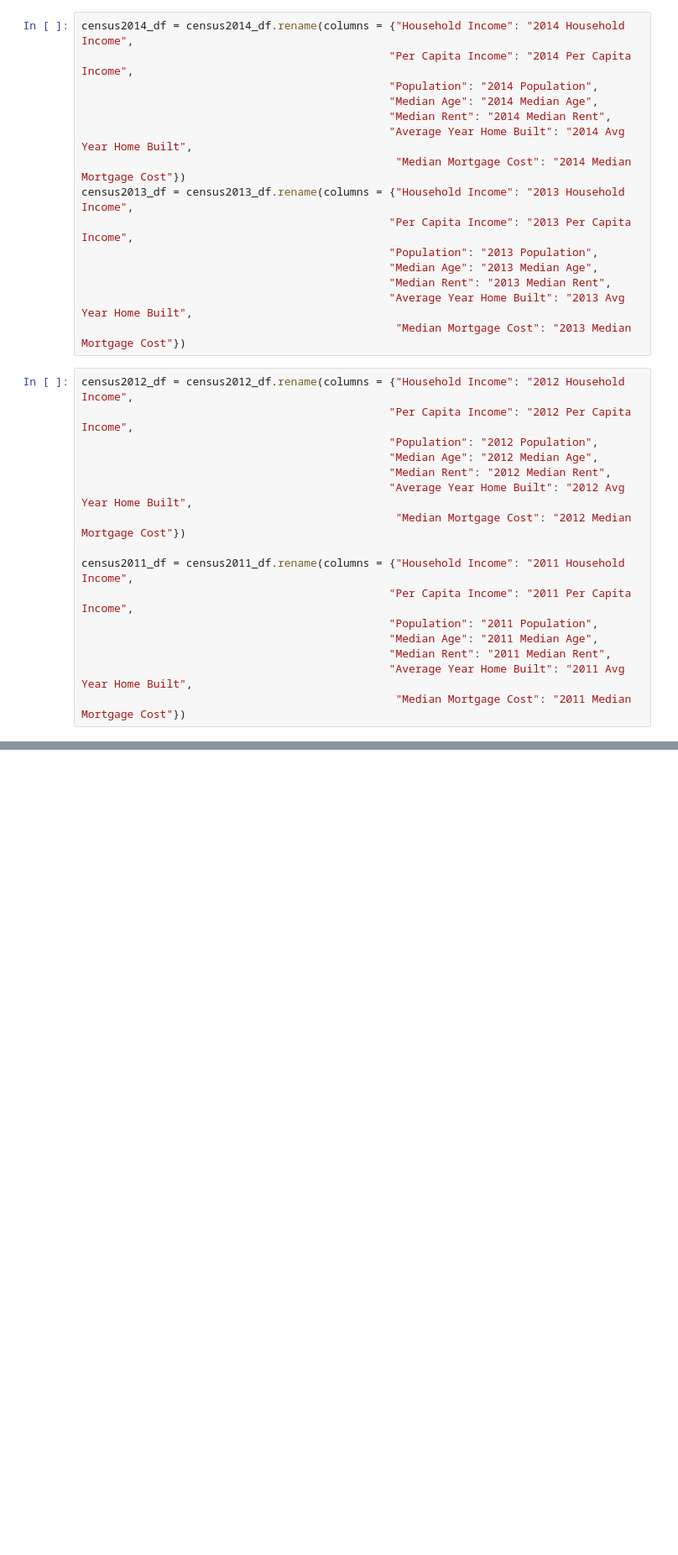
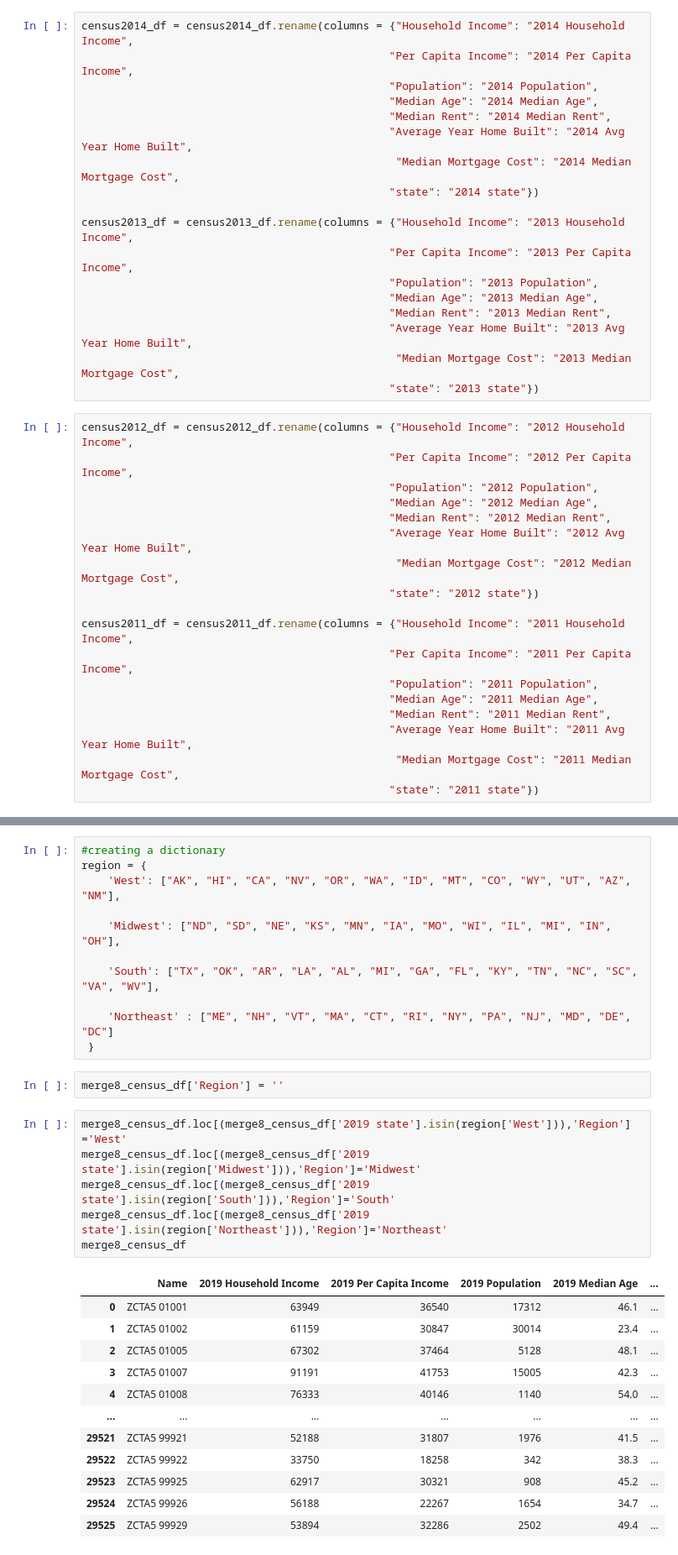
Before and after one commit to 104ambrown/A-Dictionary-of-Data-AnaLists, a Jupyter notebook: merged_census_database.ipynb, the cells around one changed output, grey strips where cells are left out. Shown at 84% size. Drawn from its saved outputs; the diff is of its cells as text; blank space fills up the shorter version.

Commit message:
updated jupyter notebook with regions added including calculated means.

```diff
--- a/merged_census_database.ipynb
+++ b/merged_census_database.ipynb
@@ -89,14 +94,17 @@ census2014_df = census2014_df.rename(columns = {"Household Income": "2014 Househ
                                                "Median Age": "2014 Median Age",
                                                "Median Rent": "2014 Median Rent",
                                                "Average Year Home Built": "2014 Avg Year Home Built",
-                                                "Median Mortgage Cost": "2014 Median Mortgage Cost"})
+                                                "Median Mortgage Cost": "2014 Median Mortgage Cost",
+                                               "state": "2014 state"})
+
 census2013_df = census2013_df.rename(columns = {"Household Income": "2013 Household Income",
                                                "Per Capita Income": "2013 Per Capita Income",
                                                "Population": "2013 Population",
                                                "Median Age": "2013 Median Age",
                                                "Median Rent": "2013 Median Rent",
                                                "Average Year Home Built": "2013 Avg Year Home Built",
-                                                "Median Mortgage Cost": "2013 Median Mortgage Cost"})
+                                                "Median Mortgage Cost": "2013 Median Mortgage Cost",
+                                               "state": "2013 state"})
 # %%
 census2012_df = census2012_df.rename(columns = {"Household Income": "2012 Household Income",
                                                "Per Capita Income": "2012 Per Capita Income",
@@ -104,7 +112,8 @@ census2012_df = census2012_df.rename(columns = {"Household Income": "2012 Househ
                                                "Median Age": "2012 Median Age",
                                                "Median Rent": "2012 Median Rent",
                                                "Average Year Home Built": "2012 Avg Year Home Built",
-                                                "Median Mortgage Cost": "2012 Median Mortgage Cost"})
+                                                "Median Mortgage Cost": "2012 Median Mortgage Cost",
+                                               "state": "2012 state"})
 
 census2011_df = census2011_df.rename(columns = {"Household Income": "2011 Household Income",
                                                "Per Capita Income": "2011 Per Capita Income",
@@ -112,4 +121,5 @@ census2011_df = census2011_df.rename(columns = {"Household Income": "2011 Househ
                                                "Median Age": "2011 Median Age",
                                                "Median Rent": "2011 Median Rent",
                                                "Average Year Home Built": "2011 Avg Year Home Built",
-                                                "Median Mortgage Cost": "2011 Median Mortgage Cost"})
+                                                "Median Mortgage Cost": "2011 Median Mortgage Cost",
+                                               "state": "2011 state"})
@@ -210 +229,33 @@ merge8_census_df.head()
 5 rows × 82 columns
+# %%
+#creating a dictionary
+region = {
+    'West': ["AK", "HI", "CA", "NV", "OR", "WA", "ID", "MT", "CO", "WY", "UT", "AZ", "NM"],
+
+    'Midwest': ["ND", "SD", "NE", "KS", "MN", "IA", "MO", "WI", "IL", "MI", "IN", "OH"],
+
+    'South': ["TX", "OK", "AR", "LA", "AL", "MI", "GA", "FL", "KY", "TN", "NC", "SC", "VA", "WV"],
+
+    'Northeast' : ["ME", "NH", "VT", "MA", "CT", "RI", "NY", "PA", "NJ", "MD", "DE", "DC"]
+ }
+# %%
+merge8_census_df['Region'] = ''
+# %%
+merge8_census_df.loc[(merge8_census_df['2019 state'].isin(region['West'])),'Region'] ='West'
+merge8_census_df.loc[(merge8_census_df['2019 state'].isin(region['Midwest'])),'Region']='Midwest'
+merge8_census_df.loc[(merge8_census_df['2019 state'].isin(region['South'])),'Region']='South'
+merge8_census_df.loc[(merge8_census_df['2019 state'].isin(region['Northeast'])),'Region']='Northeast'
+merge8_census_df
+# %% [output]
+|  | Name | 2019 Household Income | 2019 Per Capita Income | 2019 Population | 2019 Median Age | ... |
+| 0 | ZCTA5 01001 | 63949 | 36540 | 17312 | 46.1 | ... |
+| 1 | ZCTA5 01002 | 61159 | 30847 | 30014 | 23.4 | ... |
+| 2 | ZCTA5 01005 | 67302 | 37464 | 5128 | 48.1 | ... |
+| 3 | ZCTA5 01007 | 91191 | 41753 | 15005 | 42.3 | ... |
+| 4 | ZCTA5 01008 | 76333 | 40146 | 1140 | 54.0 | ... |
+| ... | ... | ... | ... | ... | ... | ... |
+| 29521 | ZCTA5 99921 | 52188 | 31807 | 1976 | 41.5 | ... |
+| 29522 | ZCTA5 99922 | 33750 | 18258 | 342 | 38.3 | ... |
+| 29523 | ZCTA5 99925 | 62917 | 30321 | 908 | 45.2 | ... |
+| 29524 | ZCTA5 99926 | 56188 | 22267 | 1654 | 34.7 | ... |
+| 29525 | ZCTA5 99929 | 53894 | 32286 | 2502 | 49.4 | ... |
```
Also changed, not shown: parts of 45 cells of this notebook.
